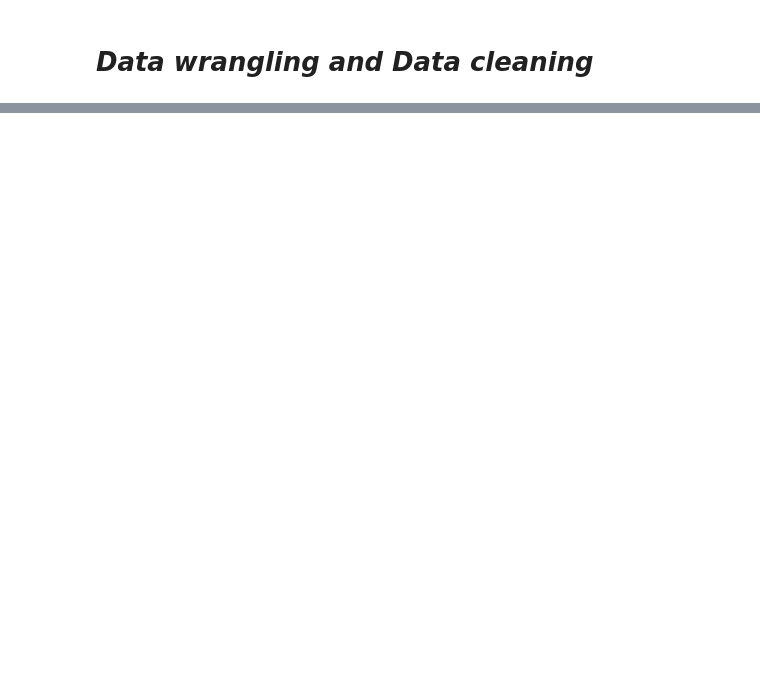
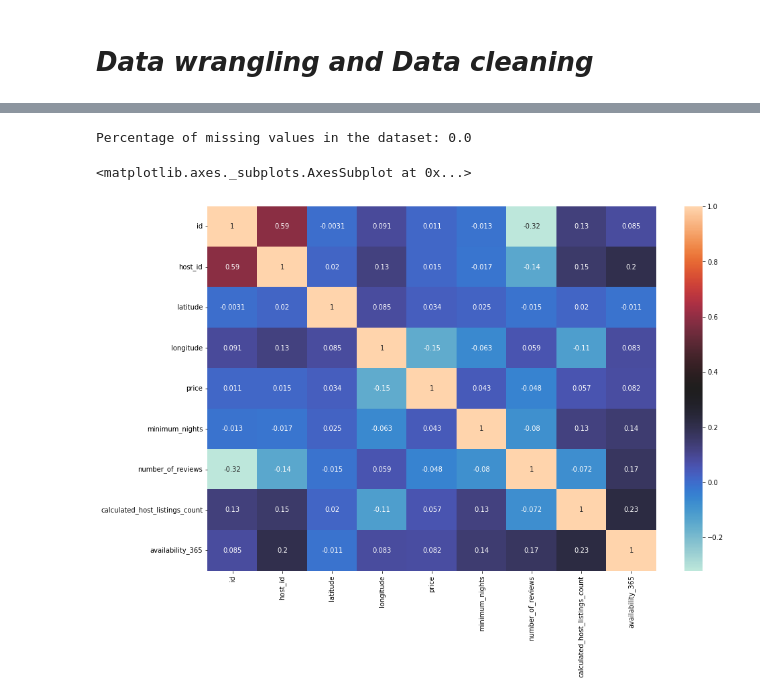
Before and after one commit to BiswajitPaul7/Airbnb-Bookings-Analysis-Capstone-Project, a Jupyter notebook: Airbnb_Bookings_Analysis_Capstone_Project_Solution.ipynb, the cells around one changed output, grey strips where cells are left out. Saved outputs shown, nothing was run; the diff lists cells and outputs as text; code cells hidden in the pictures; blank space fills up the shorter version.

```diff
--- a/Airbnb_Bookings_Analysis_Capstone_Project_Solution.ipynb
+++ b/Airbnb_Bookings_Analysis_Capstone_Project_Solution.ipynb
@@ -97,0 +117,8 @@ airbnb_df.describe()
+# %%
+#Filling missing values
+airbnb_df['name'].fillna('Not_mapped', inplace = True)
+airbnb_df['host_name'].fillna('Not_mapped', inplace =  True)
+# %%
+#Dropping the unncessary columns.
+airbnb_df = airbnb_df.drop(['last_review','reviews_per_month'], axis =1)
+airbnb_df.head()
@@ -97,0 +152,17 @@ airbnb_df.describe()
+# %%
+total_cells = np.product(airbnb_df.shape)
+total_missing =  missing_values_count.sum()
+
+#calculating the percentage of missing values
+percentage_missing = np.round((total_missing / total_cells) * 100, 2)
+print("Percentage of missing values in the dataset:", percentage_missing)
+# %% [output]
+Percentage of missing values in the dataset: 0.0
+# %%
+#Viewing correlation of the numerical values
+plt.figure(figsize=(15,10))
+air_corr = airbnb_df.corr()
+sns.heatmap(air_corr,annot=True, cmap="icefire")
+# %% [output]
+<matplotlib.axes._subplots.AxesSubplot at 0x...>
+[figure, added]
```
Also changed, not shown: parts of 8 cells of this notebook.
